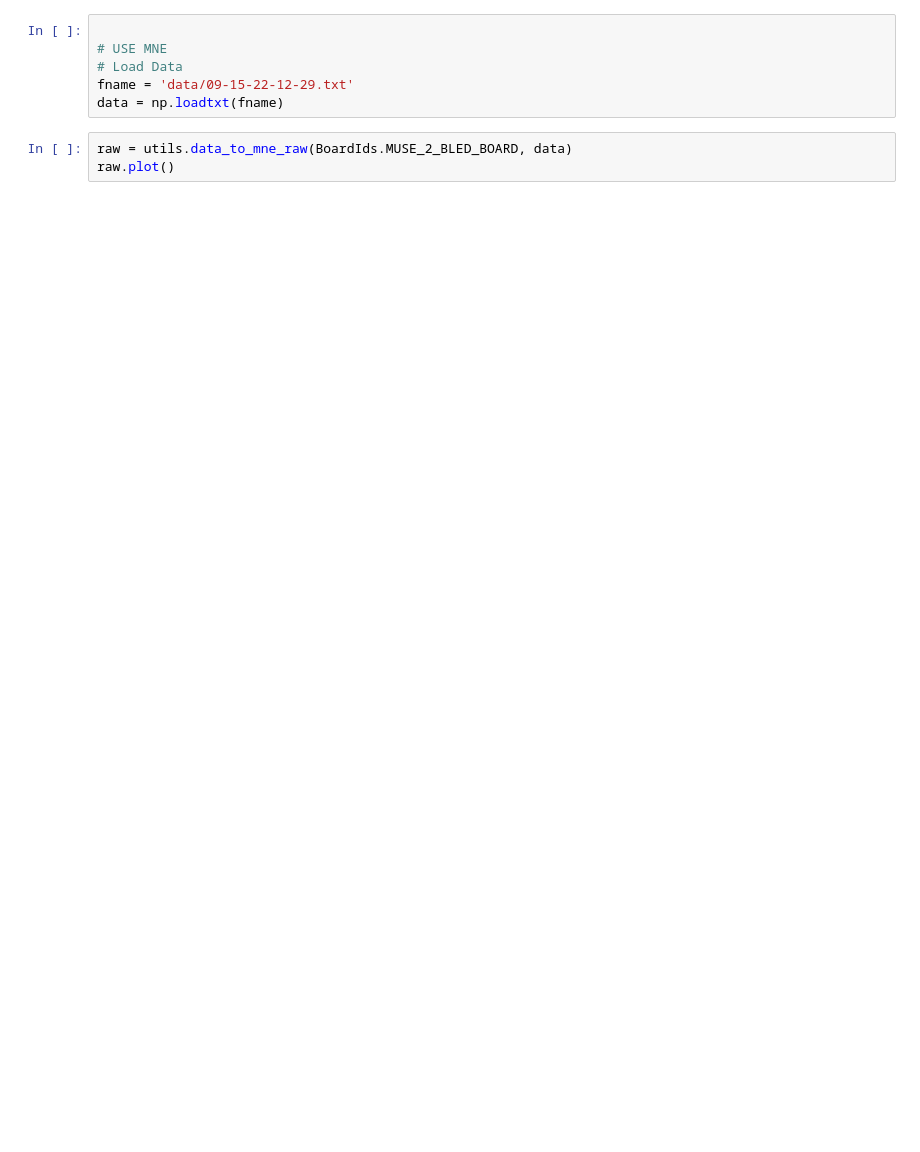
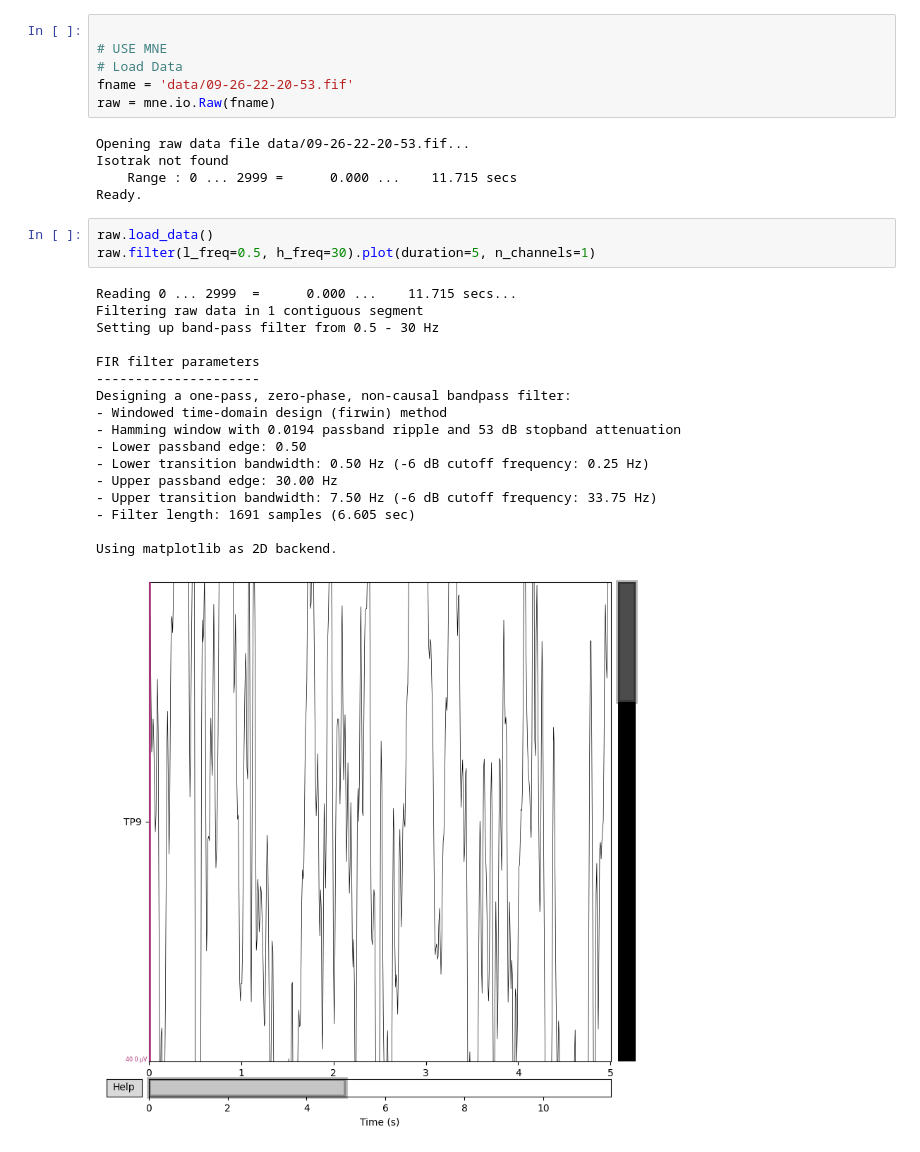
Before and after one commit to gundralaa/focus_pocus, a Jupyter notebook: notebooks/analyze_faces.ipynb, the cells around one changed output. Cells and saved outputs as stored; diff of their text form; blank space fills up the shorter version.

Commit message:
mne raw save and load

```diff
--- a/notebooks/analyze_faces.ipynb
+++ b/notebooks/analyze_faces.ipynb
@@ -9,8 +7,31 @@ ModuleNotFoundError: No module named 'mne'
 
 # USE MNE
 # Load Data
-fname = 'data/09-15-22-12-29.txt'
-data = np.loadtxt(fname)
+fname = 'data/09-26-22-20-53.fif'
+raw = mne.io.Raw(fname)
+# %% [output]
+Opening raw data file data/09-26-22-20-53.fif...
+Isotrak not found
+    Range : 0 ... 2999 =      0.000 ...    11.715 secs
+Ready.
-# %%
-raw = utils.data_to_mne_raw(BoardIds.MUSE_2_BLED_BOARD, data)
-raw.plot()
+# %%
+raw.load_data()
+raw.filter(l_freq=0.5, h_freq=30).plot(duration=5, n_channels=1)
+# %% [output]
+Reading 0 ... 2999  =      0.000 ...    11.715 secs...
+Filtering raw data in 1 contiguous segment
+Setting up band-pass filter from 0.5 - 30 Hz
+
+FIR filter parameters
+---------------------
+Designing a one-pass, zero-phase, non-causal bandpass filter:
+- Windowed time-domain design (firwin) method
+- Hamming window with 0.0194 passband ripple and 53 dB stopband attenuation
+- Lower passband edge: 0.50
+- Lower transition bandwidth: 0.50 Hz (-6 dB cutoff frequency: 0.25 Hz)
+- Upper passband edge: 30.00 Hz
+- Upper transition bandwidth: 7.50 Hz (-6 dB cutoff frequency: 33.75 Hz)
+- Filter length: 1691 samples (6.605 sec)
+
+Using matplotlib as 2D backend.
+[figure, added]
```
Also changed, not shown: parts of 2 cells of this notebook, 2 other files.
